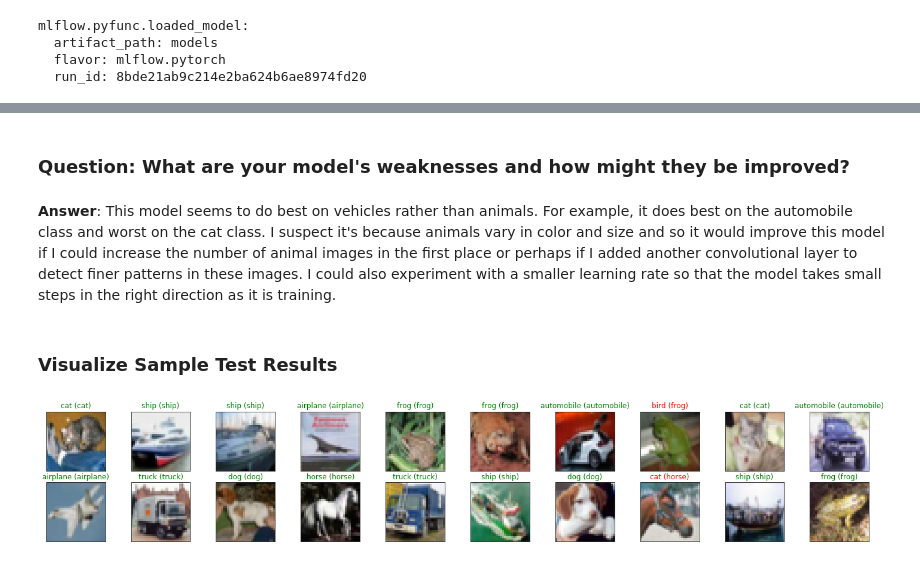
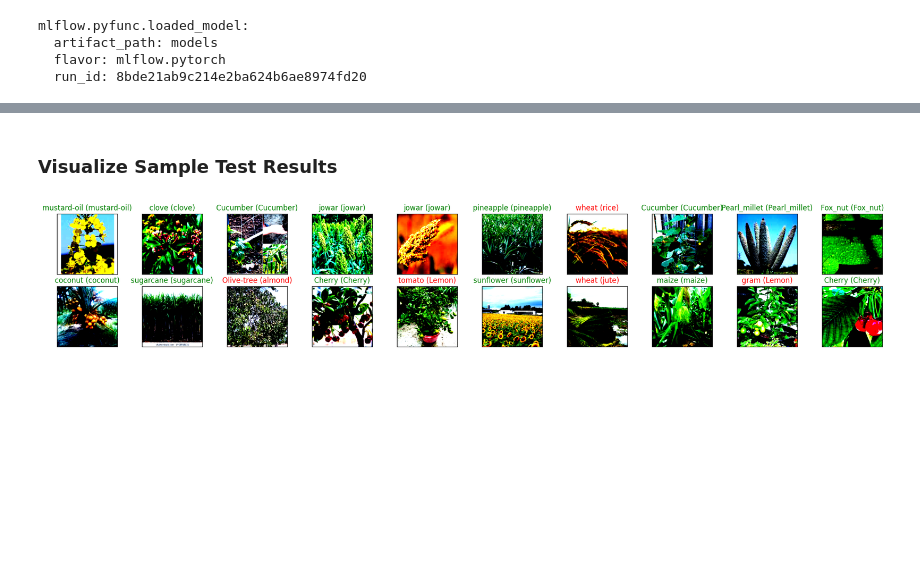
Before and after one commit to luis95garay/agricultural_crops_detection, a Jupyter notebook: notebooks/agricultural_images.ipynb, the cells around one changed output, grey strips where cells are left out. Cells and saved outputs as stored; diff of their text form; code cells hidden in the pictures; blank space fills up the shorter version.

```diff
--- a/notebooks/agricultural_images.ipynb
+++ b/notebooks/agricultural_images.ipynb
@@ -857,0 +807,3 @@ def predict(image):
+# %%
+loaded_model = torch.load('../mlartifacts/1/8bde21ab9c214e2ba624b6ae8974fd20/artifacts/models/data/model.pth')
+loaded_model
@@ -911,27 +901,0 @@ Image saved to: output_image1.png
-# %%
-params = {
-    "conv1": 16,
-    "conv2": 32,
-    "conv3": 64,
-    "kernel": 3,
-    "padding": 1,
-    "dropout": 0.05,
-    "fc1": 40,
-    "n_epochs": 1,
-    "criterion": "CrossEntropyLoss",
-    "optimizer": "SGD"
-}
-
-# create a complete CNN
-loaded_model = Net(
-    conv1 = params['conv1'],
-    conv2 = params['conv2'],
-    conv3 = params['conv3'],
-    kernel = params['kernel'],
-    padding = params['padding'],
-    dropout = params['dropout'],
-    fc1 = params['fc1']
-)
-# %%
-loaded_model.load_state_dict(torch.load('models/model_agriculture_crop.pt'))
-loaded_model
@@ -972,31 +902,30 @@ Test Accuracy (Overall): 76% (7674/10000)
-# %% [markdown]
-### Question: What are your model's weaknesses and how might they be improved?
-# %% [markdown]
-**Answer**: This model seems to do best on vehicles rather than animals. For example, it does best on the automobile class and worst on the cat class. I suspect it's because animals vary in color and size and so it would improve this model if I could increase the number of animal images in the first place or perhaps if I added another convolutional layer to detect finer patterns in these images. I could also experiment with a smaller learning rate so that the model takes small steps in the right direction as it is training.
 # %% [markdown]
 ### Visualize Sample Test Results
 # %%
+import matplotlib.pyplot as plt
+
+
 # obtain one batch of test images
 dataiter = iter(test_loader)
 images, labels = dataiter.next()
 images.numpy()
 
 # move model inputs to cuda, if GPU available
 if train_on_gpu:
     images = images.cuda()
 
 # get sample outputs
-output = model(images)
+output = loaded_model(images)
 # convert output probabilities to predicted class
 _, preds_tensor = torch.max(output, 1)
 preds = np.squeeze(preds_tensor.numpy()) if not train_on_gpu else np.squeeze(preds_tensor.cpu().numpy())
 
 # plot the images in the batch, along with predicted and true labels
 fig = plt.figure(figsize=(25, 4))
 for idx in np.arange(20):
-    ax = fig.add_subplot(2, 20/2, idx+1, xticks=[], yticks=[])
-    imshow(images[idx] if not train_on_gpu else images[idx].cpu())
+    ax = fig.add_subplot(2, int(20/2), idx+1, xticks=[], yticks=[])
+    plt.imshow(np.transpose(images[idx].cpu(), (1, 2, 0)) if not train_on_gpu else np.transpose(images[idx].cpu(), (1, 2, 0)).cpu())
     ax.set_title("{} ({})".format(class_names[preds[idx]], class_names[labels[idx]]),
                  color=("green" if preds[idx]==labels[idx].item() else "red"))
 # %% [output]
-[figure, old version]
+[figure, new version]
```
Also changed, not shown: parts of 21 cells of this notebook, 2 other files.
